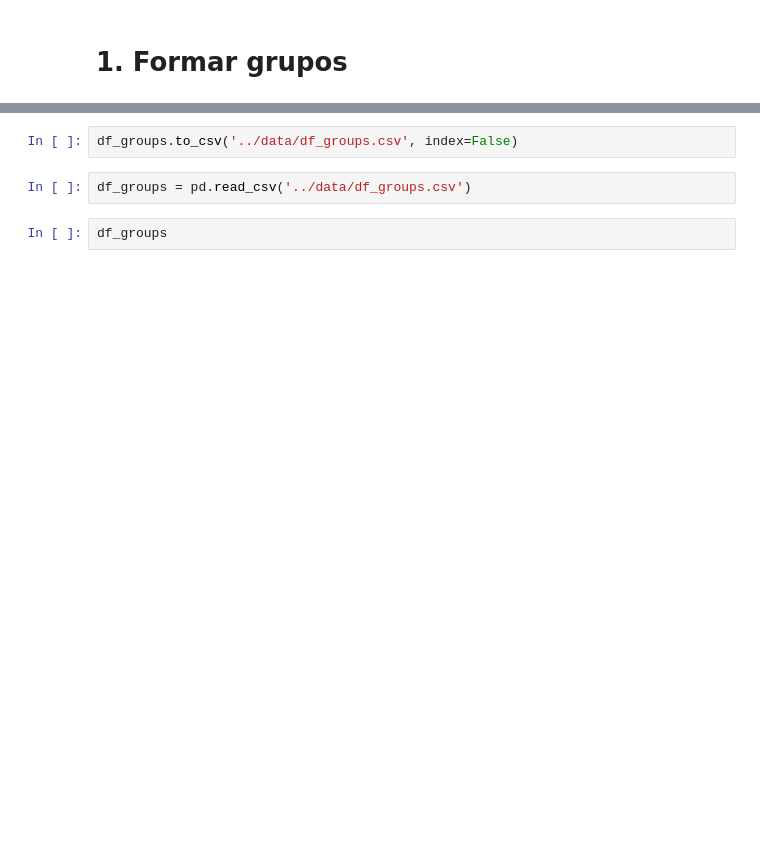
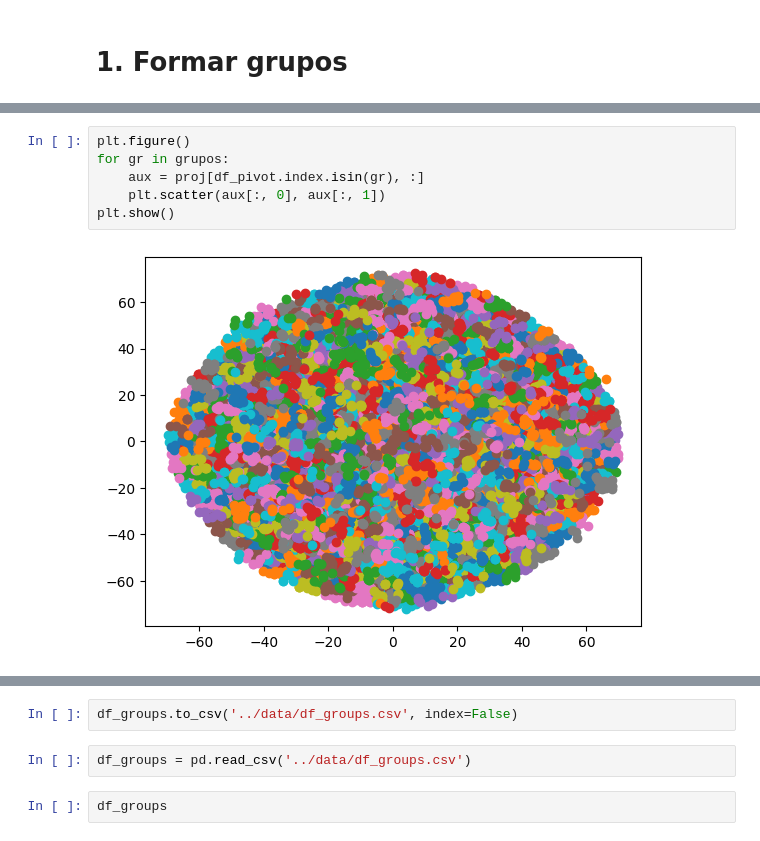
Before and after one commit to mglambert/RecSysProject, a Jupyter notebook: notebooks/preprocessing3.ipynb, the cells around one changed output, grey strips where cells are left out. Cells and saved outputs as stored; diff of their text form; blank space fills up the shorter version.

```diff
--- a/notebooks/preprocessing3.ipynb
+++ b/notebooks/preprocessing3.ipynb
@@ -47,3 +80,11 @@ len(users)
+# %%
+plt.figure()
+for gr in grupos:
+    aux = proj[df_pivot.index.isin(gr), :]
+    plt.scatter(aux[:, 0], aux[:, 1])
+plt.show()
+# %% [output]
+[figure, added]
 # %%
 df_groups = pd.DataFrame({'members': grupos})
 df_groups.head()
```
Also changed, not shown: parts of 14 cells of this notebook, 2 other files.
